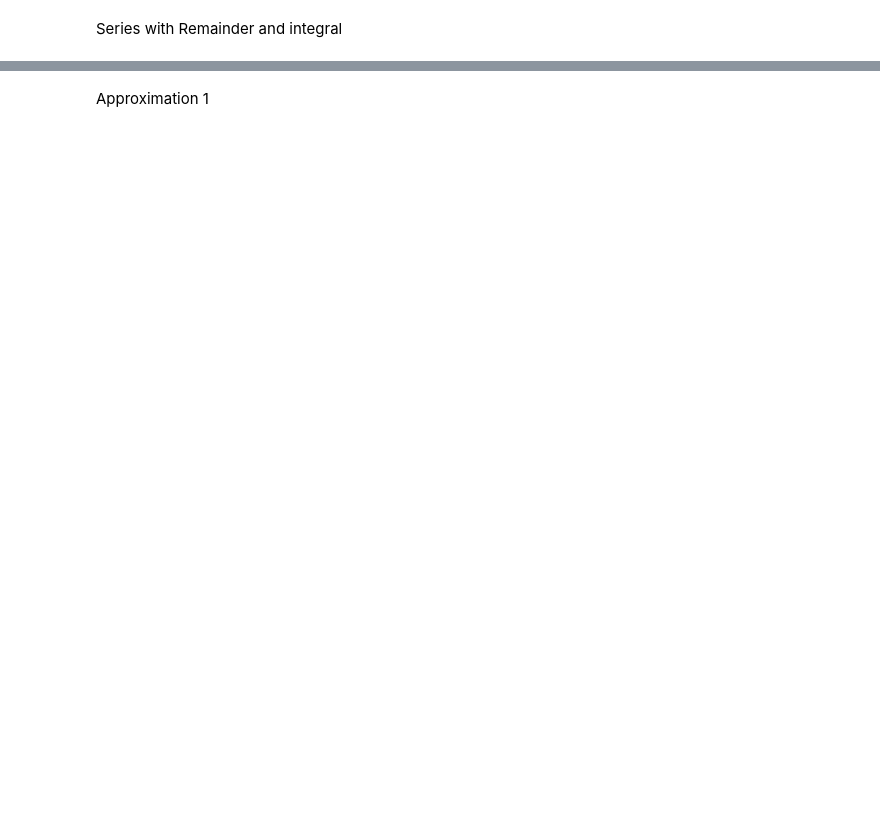
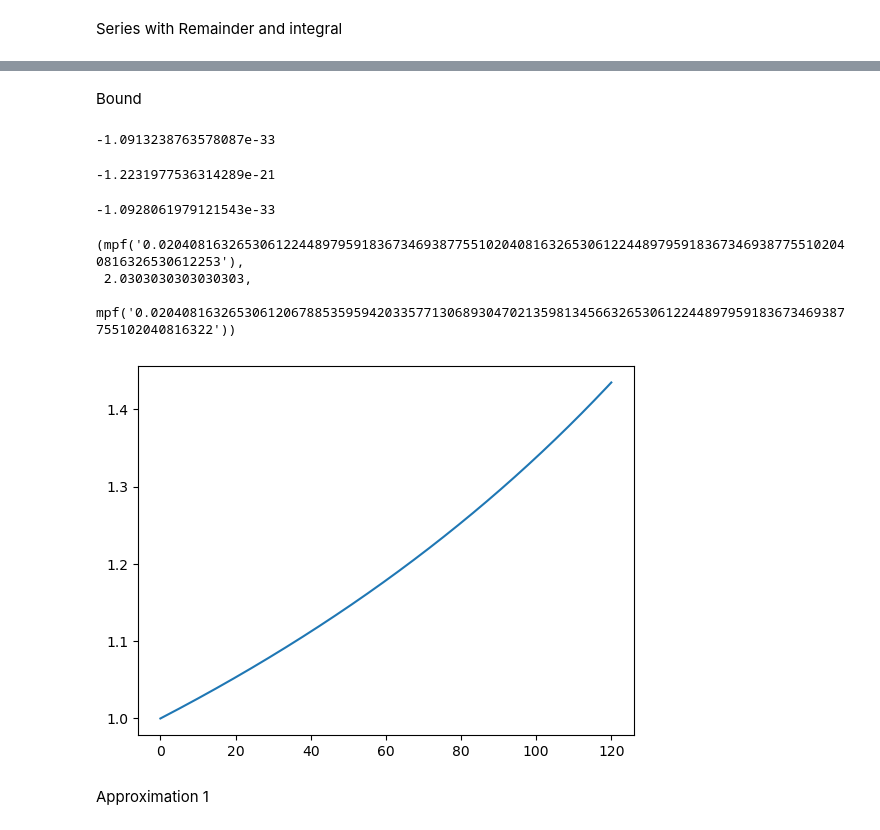
Before and after one commit to guillermo-navas-palencia/normal-inverse-gaussian, a Jupyter notebook: general_expansion_xmu_small_.ipynb, the cells around one changed output, grey strips where cells are left out. Cells and saved outputs as stored; diff of their text form; code cells hidden in the pictures; blank space fills up the shorter version.

Commit message:
Complete expansion beta -> 0

```diff
--- a/general_expansion_xmu_small_.ipynb
+++ b/general_expansion_xmu_small_.ipynb
@@ -49,13 +54,13 @@ cache
 # %% [output]
 {}
 # %%
-%%time
+# %%time
 mp.dps = 100
 
-C = delta * mp.exp(delta * gamma + xmu * beta) / (2 * mp.pi)
+C = delta * mp.exp(delta * gamma + xmu * beta) / (mp.mpf('2') * mp.pi)
 
-N = 100
-s = 0
+N = 29
+s = mp.zero
 
 z = xmu ** 2 * alpha / omega
 
@@ -65,6 +70,6 @@ for k in range(N):
     q = Ik(k)
     t = r * q
     s += t
-    print(k, float(r), float(q), float(t))
+    # print(k, float(r), float(q), float(t))
 
-mp.mpf('1/2') + C * s * xmu * alpha / omega, s
+r1 = mp.mpf('1/2') + C * s * xmu * alpha / omega
@@ -177,3 +206,38 @@ float(remainder)
+# %% [markdown]
+Bound
+# %%
+bound = (-1) ** (2*N + 1) * (2*N + 1) / 2/ mp.fac2(2*N + 1) * mp.quad(fremainder_bound, [0, mp.inf])
+float(bound)
+# %% [output]
+-1.0913238763578087e-33
+# %%
+simple = (-1) ** (2*N + 1) * (2*N + 1) * mp.gamma(N + 1/2) / mp.fac2(2*N + 1) * mp.quad(fremainder_simple, [0, mp.inf])
+float(simple)
+# %% [output]
+-1.2231977536314289e-21
+# %%
+bound2 = (-1) ** (2*N + 1) * (2*N + 1) / mp.fac2(2*N + 1) * mp.quad(fremainder_bound2, [0, mp.inf])
+float(bound2)
+# %% [output]
+-1.0928061979121543e-33
+# %%
+t = 200
+1 / (2*N - 1 - beta**2 * t), (2*N - 1) ** (-1) *(1 + t), (2*N - 1) ** (-1) / (1 - beta**2 / (2*N - 1) * t)
+# %% [output]
+(mpf('0.02040816326530612244897959183673469387755102040816326530612244897959183673469387755102040816326530612253'),
+ 2.0303030303030303,
+ mpf('0.02040816326530612067885359594203357713068930470213598134566326530612244897959183673469387755102040816322'))
+# %%
+tt = np.linspace(0, 120, 1000)
+
+ff = 1 / (1 - beta**2/(2*N - 1) * tt)
+ff2 = (1 + tt)
+
+plt.plot(tt, ff)
+# plt.plot(tt, ff2)
+plt.show()
+# %% [output]
+[figure, added]
 # %% [markdown]
 Approximation 1
 # %%
```
Also changed, not shown: parts of 29 cells of this notebook, 8 other files.
